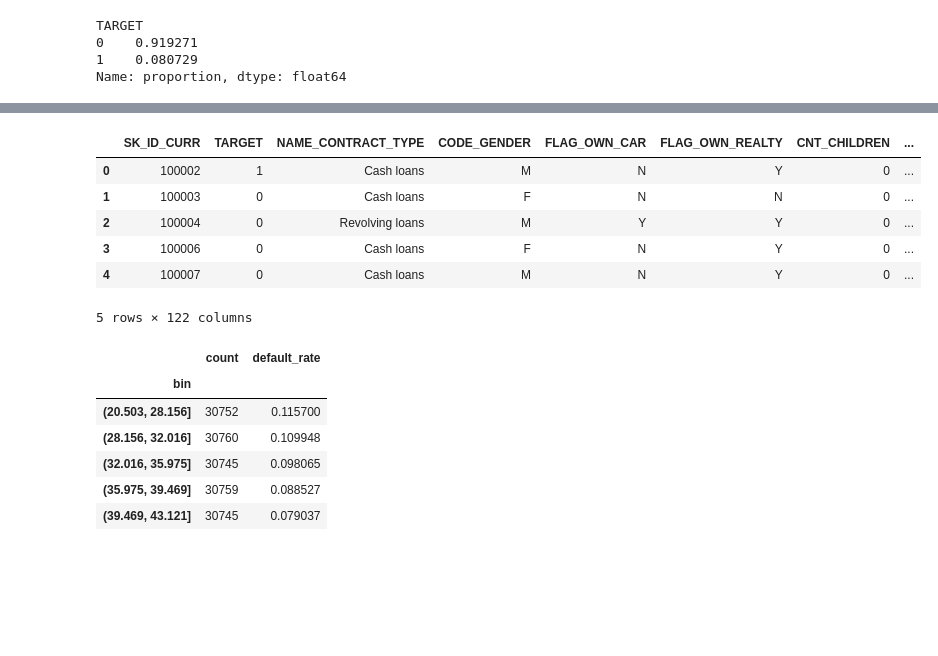
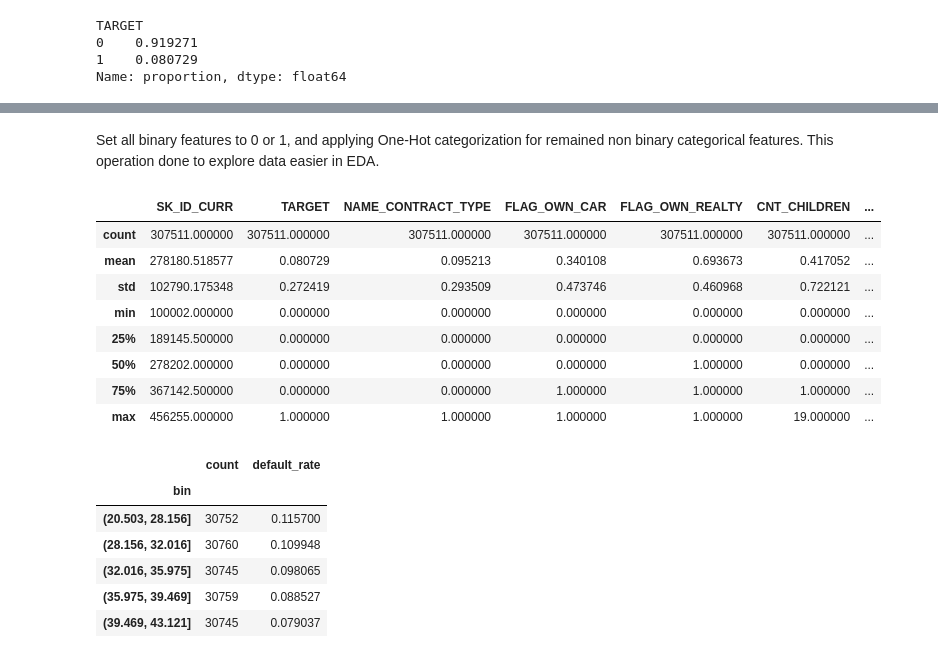
Before and after one commit to teleportix/credit-scoring-ml, a Jupyter notebook: notebooks/01_eda.ipynb, the cells around one changed output, grey strips where cells are left out. Cells and saved outputs as stored; diff of their text form; code cells hidden in the pictures; blank space fills up the shorter version.

```diff
--- a/notebooks/01_eda.ipynb
+++ b/notebooks/01_eda.ipynb
@@ -10,12 +10,9 @@ import matplotlib.pyplot as plt
 import pandas as pd
 import numpy as np
 import seaborn as sns
-from pathlib import Path
+from configs.config import RAW_PATH
 
-pd.set_option('display.max_columns', 100)
-
-PROJECT_ROOT = Path.cwd().parent
-RAW_PATH = PROJECT_ROOT / 'data/raw/application_train.csv'
+pd.set_option('display.max_columns', None)
 # %%
 df = pd.read_csv(RAW_PATH)
 df.shape
@@ -35,0 +40,3 @@ Data is highly imbalanced, so we should use Recall as the main metric, because c
+# %%
+cat_features = df.select_dtypes('object').apply(pd.Series.nunique, axis=0)
+cat_features
@@ -35,0 +61,6 @@ Data is highly imbalanced, so we should use Recall as the main metric, because c
+# %%
+for categories, name in zip(cat_features, cat_features.index):
+    if categories <= 2:
+        df[name] = df[name].astype('category').cat.codes.replace(-1, np.nan)
+
+df.shape
@@ -35,0 +92,4 @@ Data is highly imbalanced, so we should use Recall as the main metric, because c
+# %%
+df = pd.get_dummies(df)
+
+df.shape
@@ -36,13 +114,17 @@ Data is highly imbalanced, so we should use Recall as the main metric, because c
+# %% [markdown]
+Set all binary features to 0 or 1, and applying One-Hot categorization for remained non binary categorical features. This operation done to explore data easier in EDA.
 # %%
-df.head()
+df.describe()
 # %% [output]
-|  | SK_ID_CURR | TARGET | NAME_CONTRACT_TYPE | CODE_GENDER | FLAG_OWN_CAR | FLAG_OWN_REALTY | CNT_CHILDREN | ... |
-| 0 | 100002 | 1 | Cash loans | M | N | Y | 0 | ... |
-| 1 | 100003 | 0 | Cash loans | F | N | N | 0 | ... |
-| 2 | 100004 | 0 | Revolving loans | M | Y | Y | 0 | ... |
-| 3 | 100006 | 0 | Cash loans | F | N | Y | 0 | ... |
-| 4 | 100007 | 0 | Cash loans | M | N | Y | 0 | ... |
+|  | SK_ID_CURR | TARGET | NAME_CONTRACT_TYPE | FLAG_OWN_CAR | FLAG_OWN_REALTY | CNT_CHILDREN | ... |
+| count | 307511.000000 | 307511.000000 | 307511.000000 | 307511.000000 | 307511.000000 | 307511.000000 | ... |
+| mean | 278180.518577 | 0.080729 | 0.095213 | 0.340108 | 0.693673 | 0.417052 | ... |
+| std | 102790.175348 | 0.272419 | 0.293509 | 0.473746 | 0.460968 | 0.722121 | ... |
+| min | 100002.000000 | 0.000000 | 0.000000 | 0.000000 | 0.000000 | 0.000000 | ... |
+| 25% | 189145.500000 | 0.000000 | 0.000000 | 0.000000 | 0.000000 | 0.000000 | ... |
+| 50% | 278202.000000 | 0.000000 | 0.000000 | 0.000000 | 1.000000 | 0.000000 | ... |
+| 75% | 367142.500000 | 0.000000 | 0.000000 | 1.000000 | 1.000000 | 1.000000 | ... |
+| max | 456255.000000 | 1.000000 | 1.000000 | 1.000000 | 1.000000 | 19.000000 | ... |
-5 rows × 122 columns
 # %%
 def bin_target_summary(df, feature, target='TARGET', q=10):
     tmp = df[[feature, target]].dropna().copy()
```
Also changed, not shown: parts of 6 cells of this notebook, 2 other files.
